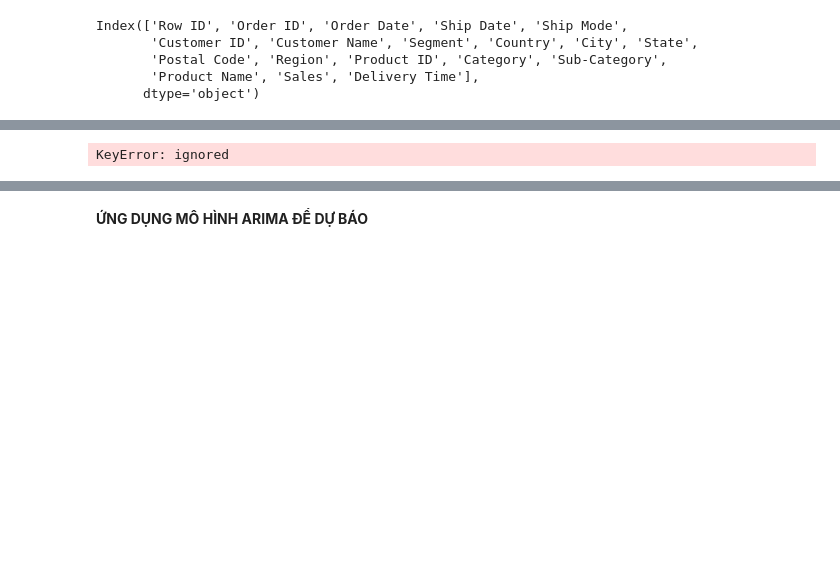
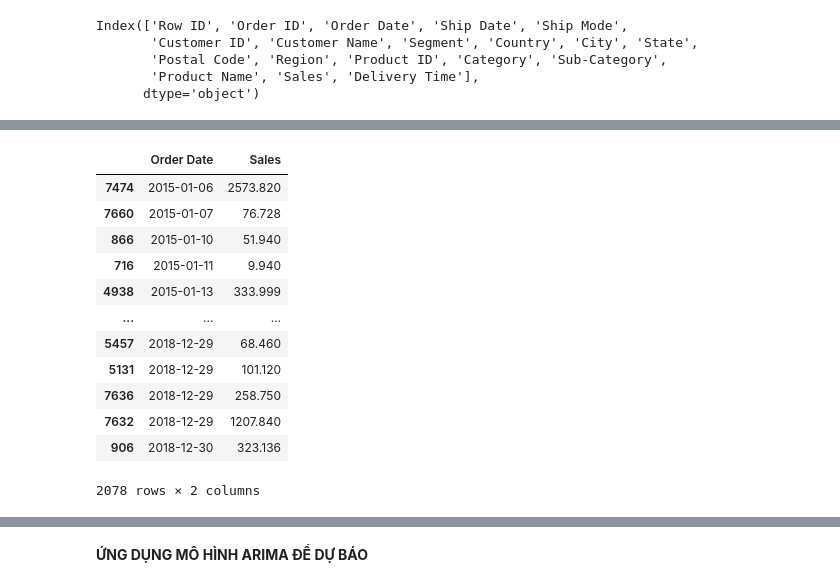
Before and after one commit to khanh22mse23057/python4engineer-assignments, a Jupyter notebook: FinalAssignments_Practice&Build_API_with_Superstore_Sales_Dataset_Analysis.ipynb, the cells around one changed output, grey strips where cells are left out. Cells and saved outputs as stored; diff of their text form; code cells hidden in the pictures; blank space fills up the shorter version.

```diff
--- a/FinalAssignments_Practice&Build_API_with_Superstore_Sales_Dataset_Analysis.ipynb
+++ b/FinalAssignments_Practice&Build_API_with_Superstore_Sales_Dataset_Analysis.ipynb
@@ -444,4 +445,17 @@ furniture
 # %%
 furniture = furniture.sort_values('Order Date')
+furniture
 # %% [output]
+|  | Order Date | Sales |
+| 7474 | 2015-01-06 | 2573.820 |
+| 7660 | 2015-01-07 | 76.728 |
+| 866 | 2015-01-10 | 51.940 |
+| 716 | 2015-01-11 | 9.940 |
+| 4938 | 2015-01-13 | 333.999 |
+| ... | ... | ... |
+| 5457 | 2018-12-29 | 68.460 |
+| 5131 | 2018-12-29 | 101.120 |
+| 7636 | 2018-12-29 | 258.750 |
+| 7632 | 2018-12-29 | 1207.840 |
+| 906 | 2018-12-30 | 323.136 |
-KeyError: ignored
+2078 rows × 2 columns
```
Also changed, not shown: parts of 22 cells of this notebook.
